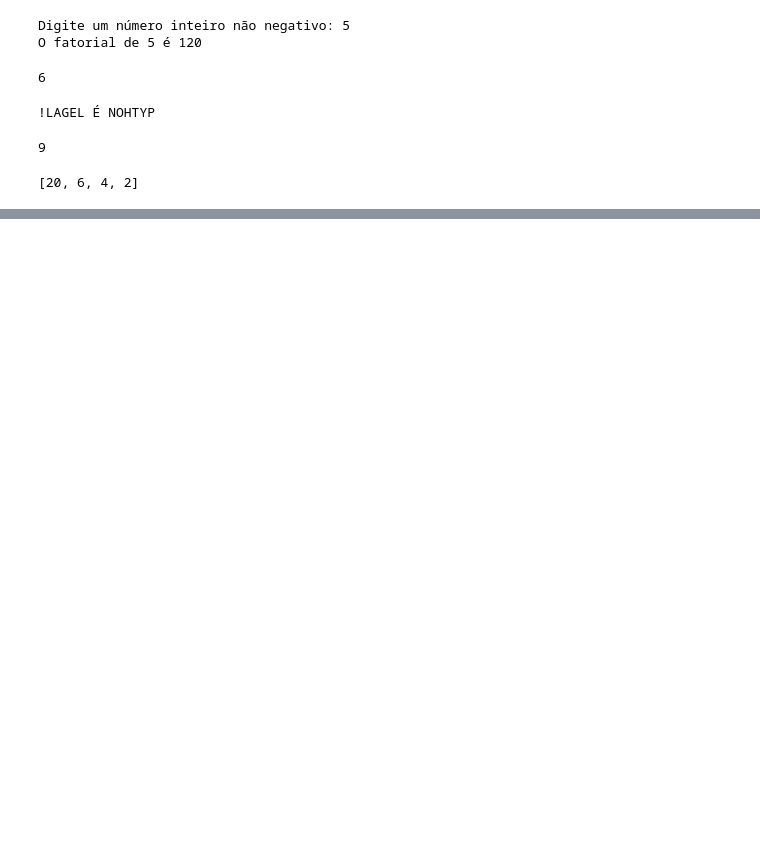
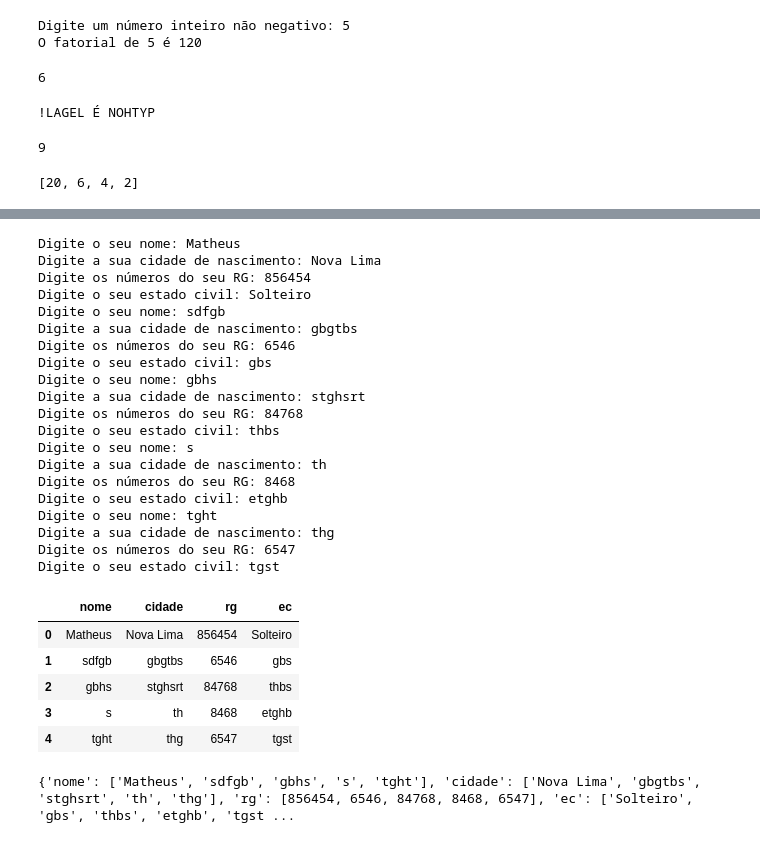
Before and after one commit to MatheusFVieira/Computational_Thinking_with_Python, a Jupyter notebook: Aula_13/Aula_13.ipynb, the cells around one changed output, grey strips where cells are left out. Cells and saved outputs as stored; diff of their text form; code cells hidden in the pictures; blank space fills up the shorter version.

```diff
--- a/Aula_13/Aula_13.ipynb
+++ b/Aula_13/Aula_13.ipynb
@@ -74,0 +104,20 @@ print(fu1(lista))
+# %%
+# Estrutura de repetição com dicionários
+
+times = {
+    'time': [],
+    'vitorias': []
+}
+
+for i in range(4):
+  time = input("Digite o nome do time: ")
+  vitorias = int(input("Digite o número de vitórias do time: "))
+
+  times['time'].append(time)
+  times['vitorias'].append(vitorias)
+
+print(times)
+
+df1 = pd.DataFrame(times)
+
+df1
@@ -74,0 +139,55 @@ print(fu1(lista))
+# %%
+# Exercício
+
+cadastro = {
+    'nome': [],
+    'cidade': [],
+    'rg': [],
+    'ec': []
+}
+
+for i in range(5):
+  nome = input("Digite o seu nome: ")
+  cidade = input("Digite a sua cidade de nascimento: ")
+  rg = int(input("Digite os números do seu RG: "))
+  ic = input("Digite o seu estado civil: ")
+
+  cadastro['nome'].append(nome)
+  cadastro['cidade'].append(cidade)
+  cadastro['rg'].append(rg)
+  cadastro['ec'].append(ic)
+
+df2 = pd.DataFrame(cadastro)
+
+df2
+# %% [output]
+Digite o seu nome: Matheus
+Digite a sua cidade de nascimento: Nova Lima
+Digite os números do seu RG: 856454
+Digite o seu estado civil: Solteiro
+Digite o seu nome: sdfgb
+Digite a sua cidade de nascimento: gbgtbs
+Digite os números do seu RG: 6546
+Digite o seu estado civil: gbs
+Digite o seu nome: gbhs
+Digite a sua cidade de nascimento: stghsrt
+Digite os números do seu RG: 84768
+Digite o seu estado civil: thbs
+Digite o seu nome: s
+Digite a sua cidade de nascimento: th
+Digite os números do seu RG: 8468
+Digite o seu estado civil: etghb
+Digite o seu nome: tght
+Digite a sua cidade de nascimento: thg
+Digite os números do seu RG: 6547
+Digite o seu estado civil: tgst
+|  | nome | cidade | rg | ec |
+| 0 | Matheus | Nova Lima | 856454 | Solteiro |
+| 1 | sdfgb | gbgtbs | 6546 | gbs |
+| 2 | gbhs | stghsrt | 84768 | thbs |
+| 3 | s | th | 8468 | etghb |
+| 4 | tght | thg | 6547 | tgst |
+# %%
+print(cadastro)
+# %% [output]
+{'nome': ['Matheus', 'sdfgb', 'gbhs', 's', 'tght'], 'cidade': ['Nova Lima', 'gbgtbs', 'stghsrt', 'th', 'thg'], 'rg': [856454, 6546, 84768, 8468, 6547], 'ec': ['Solteiro', 'gbs', 'thbs', 'etghb', 'tgst ...
```
Also changed, not shown: parts of 2 cells of this notebook.
